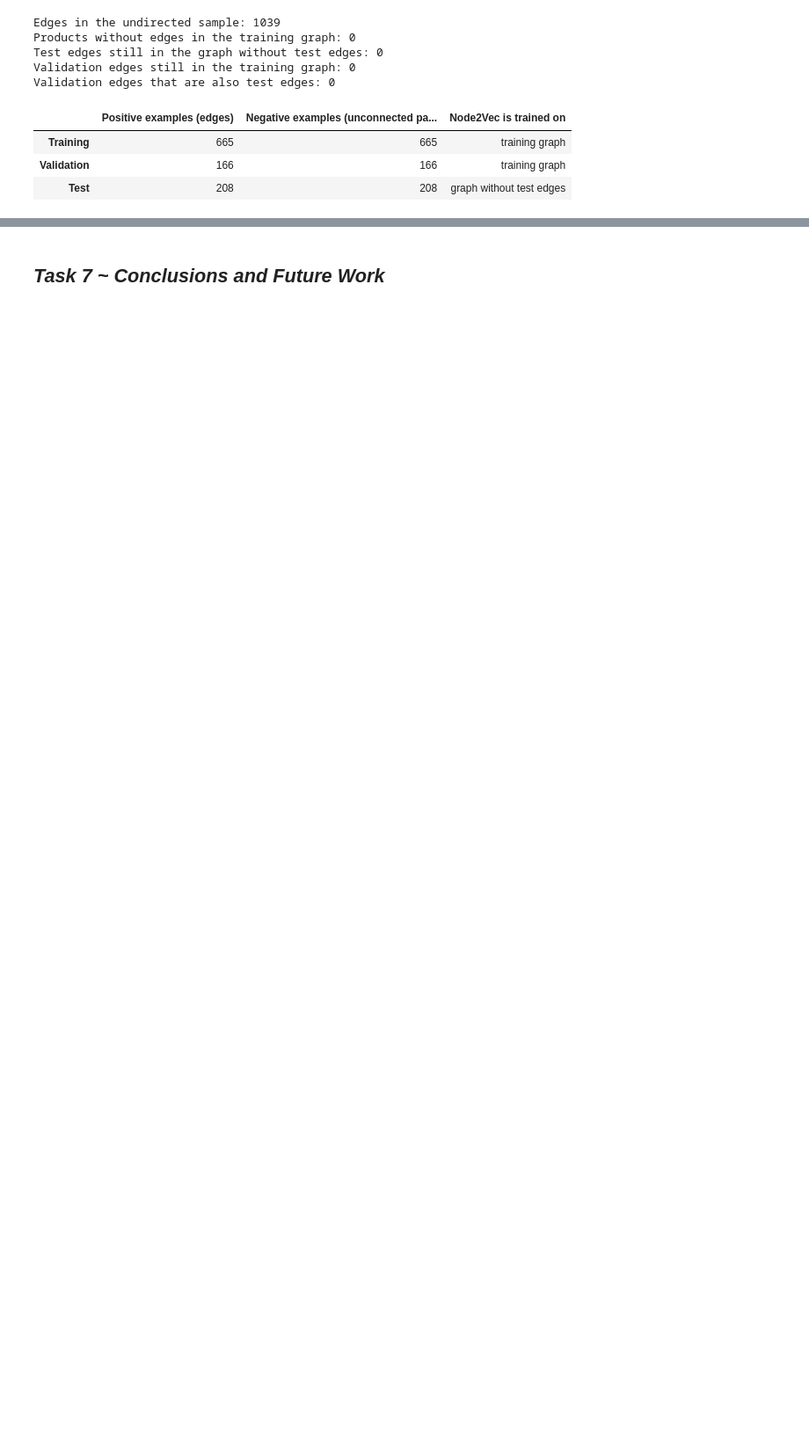
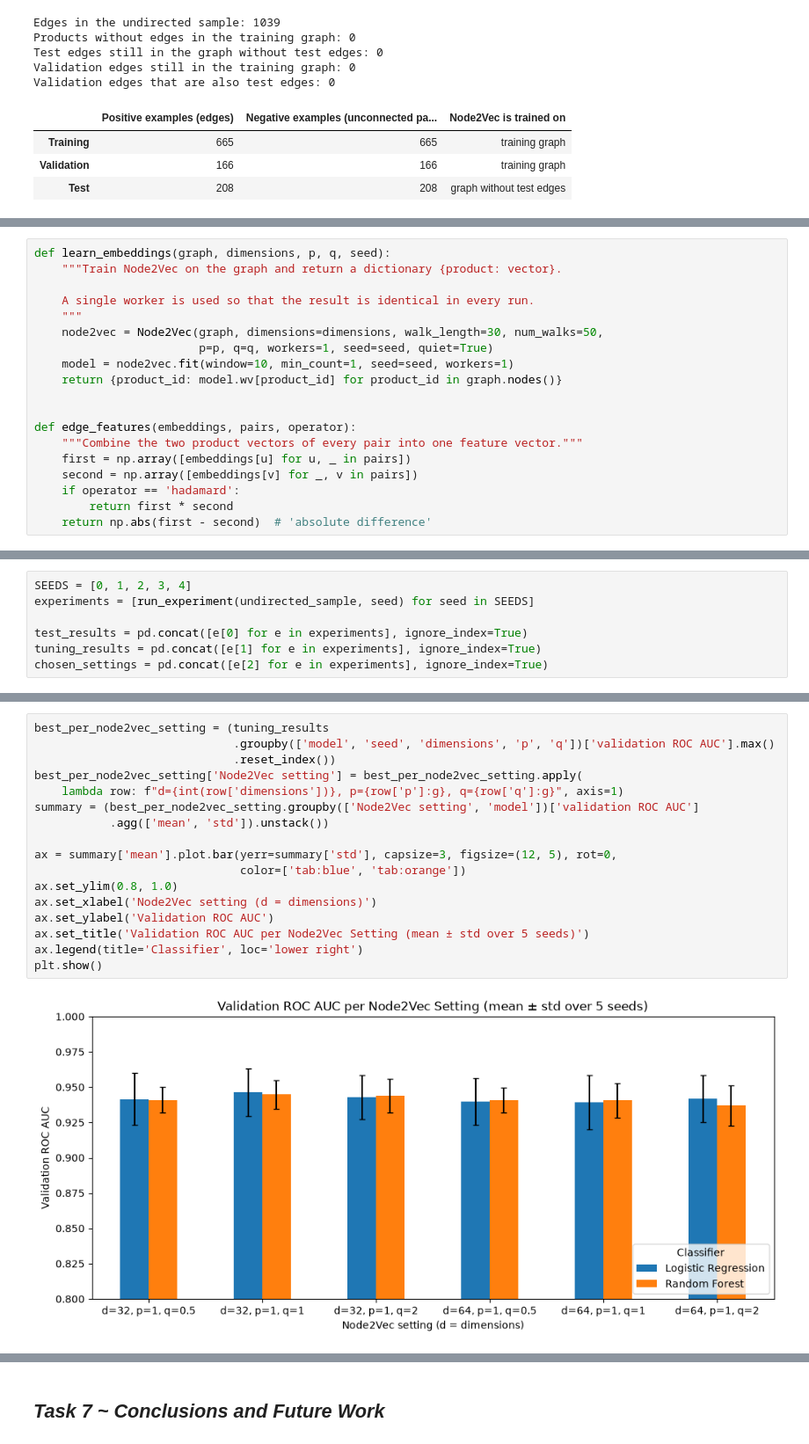
Before and after one commit to gmzonder/Enhancing-Amazon-Recommendation-With-Graph, a Jupyter notebook: Enhancing Amazon Recommendation with Graph DM.ipynb, the cells around one changed output, grey strips where cells are left out. Shown at 88% size. Cells and saved outputs as stored; diff of their text form; blank space fills up the shorter version.

```diff
--- a/Enhancing Amazon Recommendation with Graph DM.ipynb
+++ b/Enhancing Amazon Recommendation with Graph DM.ipynb
@@ -880,0 +754,19 @@ The random forest model is chosen as the final model for predicting co-purchases
+# %%
+def learn_embeddings(graph, dimensions, p, q, seed):
+    """Train Node2Vec on the graph and return a dictionary {product: vector}.
+
+    A single worker is used so that the result is identical in every run.
+    """
+    node2vec = Node2Vec(graph, dimensions=dimensions, walk_length=30, num_walks=50,
+                        p=p, q=q, workers=1, seed=seed, quiet=True)
+    model = node2vec.fit(window=10, min_count=1, seed=seed, workers=1)
+    return {product_id: model.wv[product_id] for product_id in graph.nodes()}
+
+
+def edge_features(embeddings, pairs, operator):
+    """Combine the two product vectors of every pair into one feature vector."""
+    first = np.array([embeddings[u] for u, _ in pairs])
+    second = np.array([embeddings[v] for _, v in pairs])
+    if operator == 'hadamard':
+        return first * second
+    return np.abs(first - second)  # 'absolute difference'
@@ -880,0 +897,7 @@ The random forest model is chosen as the final model for predicting co-purchases
+# %%
+SEEDS = [0, 1, 2, 3, 4]
+experiments = [run_experiment(undirected_sample, seed) for seed in SEEDS]
+
+test_results = pd.concat([e[0] for e in experiments], ignore_index=True)
+tuning_results = pd.concat([e[1] for e in experiments], ignore_index=True)
+chosen_settings = pd.concat([e[2] for e in experiments], ignore_index=True)
@@ -880,0 +908,19 @@ The random forest model is chosen as the final model for predicting co-purchases
+# %%
+best_per_node2vec_setting = (tuning_results
+                             .groupby(['model', 'seed', 'dimensions', 'p', 'q'])['validation ROC AUC'].max()
+                             .reset_index())
+best_per_node2vec_setting['Node2Vec setting'] = best_per_node2vec_setting.apply(
+    lambda row: f"d={int(row['dimensions'])}, p={row['p']:g}, q={row['q']:g}", axis=1)
+summary = (best_per_node2vec_setting.groupby(['Node2Vec setting', 'model'])['validation ROC AUC']
+           .agg(['mean', 'std']).unstack())
+
+ax = summary['mean'].plot.bar(yerr=summary['std'], capsize=3, figsize=(12, 5), rot=0,
+                              color=['tab:blue', 'tab:orange'])
+ax.set_ylim(0.8, 1.0)
+ax.set_xlabel('Node2Vec setting (d = dimensions)')
+ax.set_ylabel('Validation ROC AUC')
+ax.set_title('Validation ROC AUC per Node2Vec Setting (mean ± std over 5 seeds)')
+ax.legend(title='Classifier', loc='lower right')
+plt.show()
+# %% [output]
+[figure, added]
```
Also changed, not shown: parts of 35 cells of this notebook, 1 other file.
